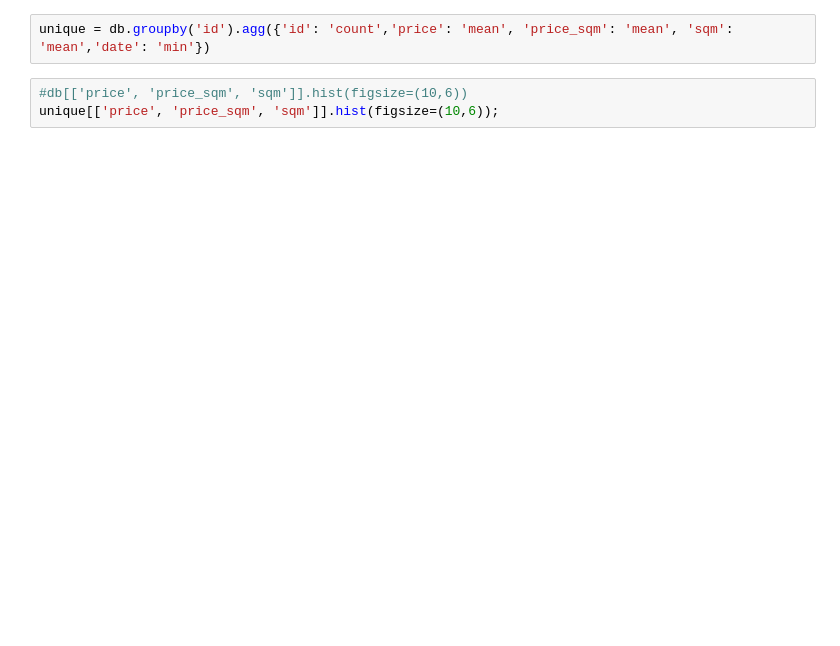
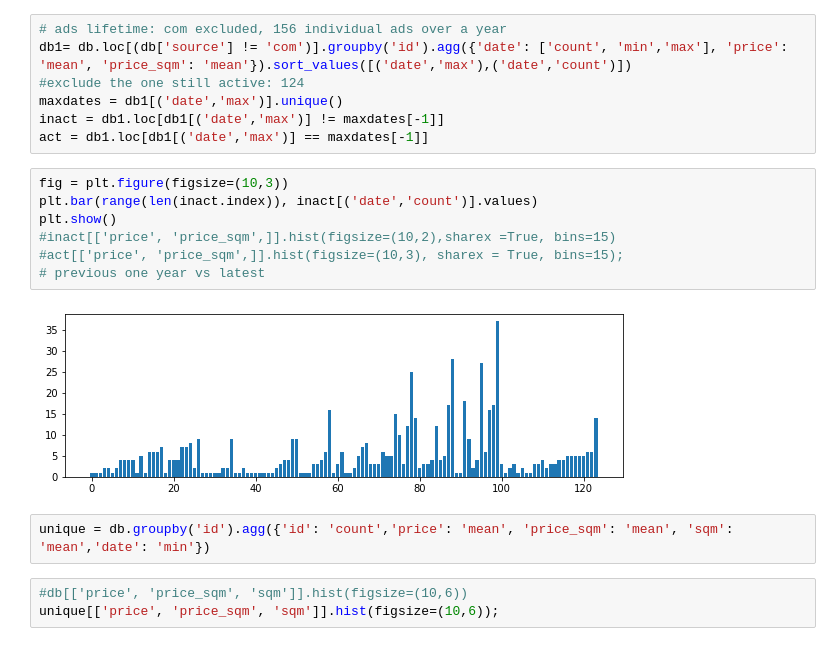
Before and after one commit to Htrismegistos/projectbuds, a Jupyter notebook: Hungarian_property/Statistics.ipynb, the cells around one changed output. Drawn from its saved outputs; the diff is of its cells as text; blank space fills up the shorter version.

```diff
--- a/Hungarian_property/Statistics.ipynb
+++ b/Hungarian_property/Statistics.ipynb
@@ -46,3 +90,19 @@ db[['price', 'price_sqm', 'sqm']].hist(figsize=(10,6));
+# %%
+# ads lifetime: com excluded, 156 individual ads over a year
+db1= db.loc[(db['source'] != 'com')].groupby('id').agg({'date': ['count', 'min','max'], 'price': 'mean', 'price_sqm': 'mean'}).sort_values([('date','max'),('date','count')])
+#exclude the one still active: 124
+maxdates = db1[('date','max')].unique()
+inact = db1.loc[db1[('date','max')] != maxdates[-1]]
+act = db1.loc[db1[('date','max')] == maxdates[-1]]
+# %%
+fig = plt.figure(figsize=(10,3))
+plt.bar(range(len(inact.index)), inact[('date','count')].values)
+plt.show()
+#inact[['price', 'price_sqm',]].hist(figsize=(10,2),sharex =True, bins=15)
+#act[['price', 'price_sqm',]].hist(figsize=(10,3), sharex = True, bins=15);
+# previous one year vs latest
+# %% [output]
+[figure, added]
 # %%
 unique = db.groupby('id').agg({'id': 'count','price': 'mean', 'price_sqm': 'mean', 'sqm': 'mean','date': 'min'})
 # %%
```
Also changed, not shown: parts of 14 cells of this notebook.
